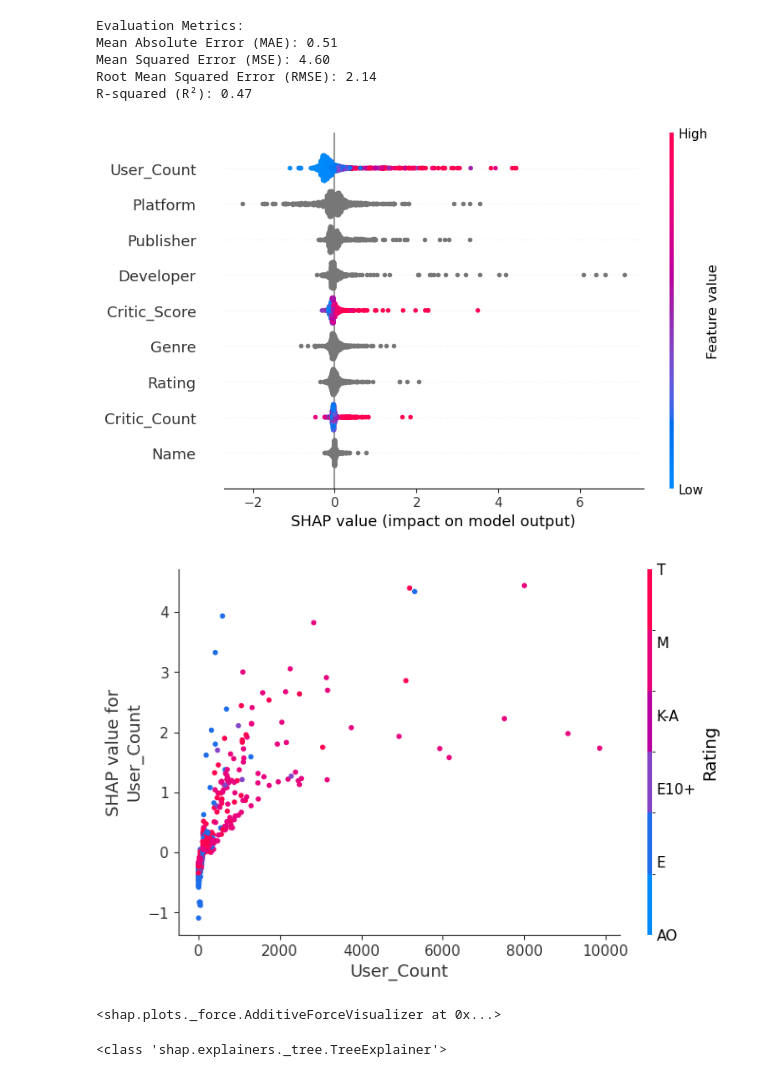
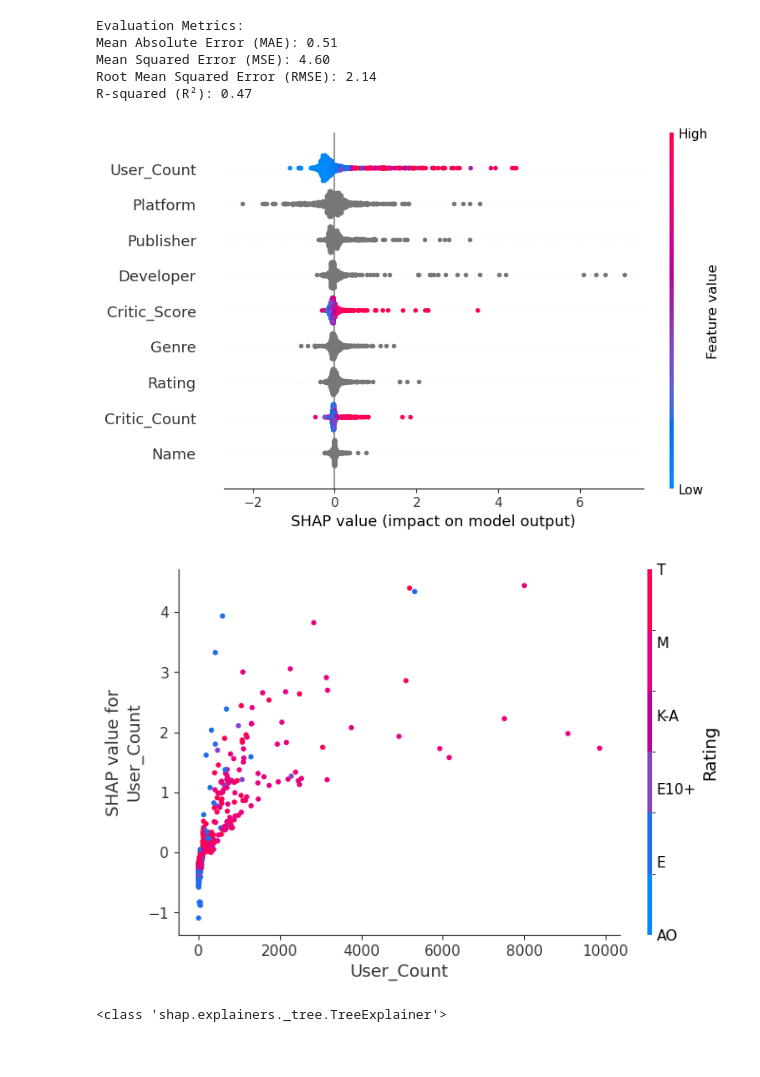
Before and after one commit to DanielHemgren/VideoGames, a Jupyter notebook: testtrain1.ipynb, the cells around one changed output. Drawn from its saved outputs; the diff is of its cells as text; code cells hidden in the pictures.

```diff
--- a/testtrain1.ipynb
+++ b/testtrain1.ipynb
@@ -96,27 +81,26 @@ R-squared (R²): 0.47
 # %%
 import shap
 from catboost import Pool
 
 # Pool object categoriska features identifieras
 cat_features = ['Name', 'Platform', 'Genre', 'Publisher', 'Developer', 'Rating']
 pool_data = Pool(X_test_c, cat_features=cat_features)
 
 explainer = shap.Explainer(model_c)
 shap_values = explainer.shap_values(X_test_c)
 
 # Summary
 shap.summary_plot(shap_values, X_test_c)
 
 # Dependence Plot for a specific feature
 shap.dependence_plot('User_Count', shap_values, X_test_c)
 
 # Force Plot for a specific instance
-instance_index = 0  # Choose the instance index you want to analyze
-shap.force_plot(explainer.expected_value, shap_values[instance_index], X_test_c.iloc[instance_index])
+#instance_index = 0  # Choose the instance index you want to analyze
+#shap.force_plot(explainer.expected_value, shap_values[instance_index], X_test_c.iloc[instance_index])
 # %% [output]
-[figure, old version]
+[figure, new version]
-[figure, old version]
+[figure, new version]
-<shap.plots._force.AdditiveForceVisualizer at 0x...>
 # %%
 print(type(explainer))
 # %% [output]
```
Also changed, not shown: parts of 2 cells of this notebook, 1 other file.
